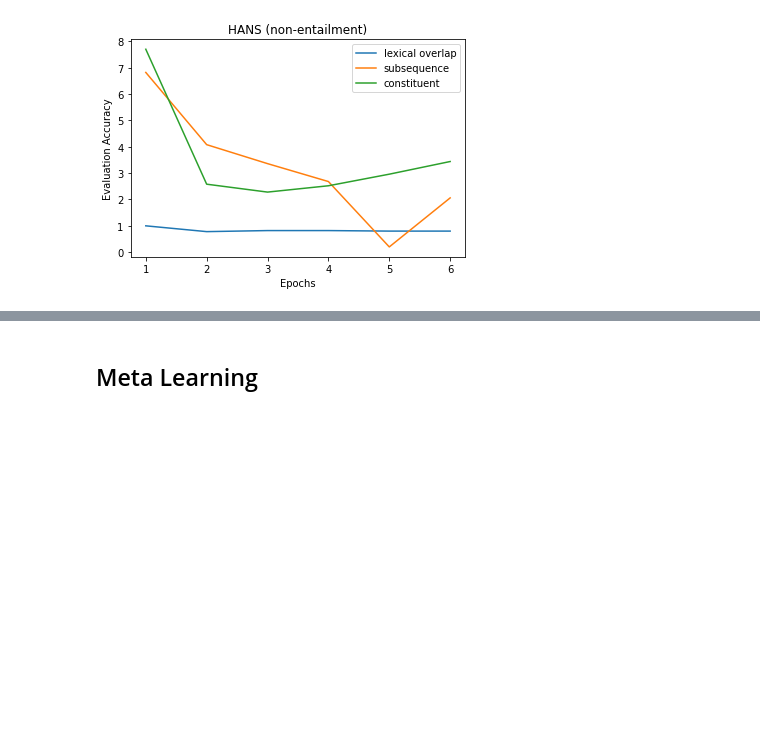
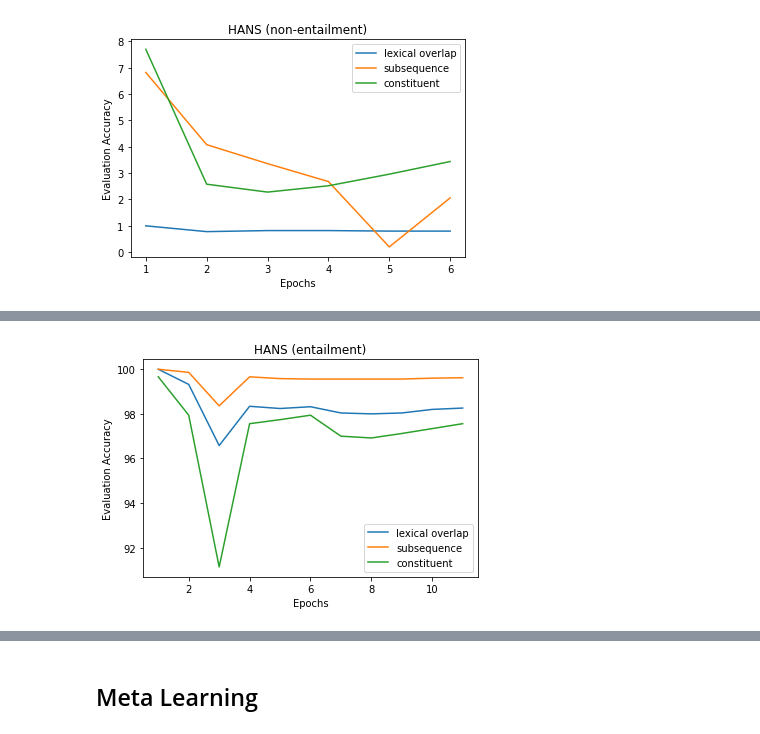
Before and after one commit to prajjwal1/generalize_lm_nli, a Jupyter notebook: nbs/graph_plots_paper.ipynb, the cells around one changed output, grey strips where cells are left out. Saved outputs shown, nothing was run; the diff lists cells and outputs as text; code cells hidden in the pictures; blank space fills up the shorter version.

```diff
--- a/nbs/graph_plots_paper.ipynb
+++ b/nbs/graph_plots_paper.ipynb
@@ -479,0 +486,8 @@ plt.show()
+# %%
+hex_hans_ent_lo = np.array([100, 99.32, 96.58, 98.34, 98.24, 98.32, 98.04, 98, 98.04, 98.2, 98.26])
+hex_hans_ent_sub = np.array([100, 99.86, 98.36, 99.66, 99.58, 99.56, 99.56, 99.56, 99.56, 99.6, 99.62])
+hex_hans_ent_cons = np.array([99.66, 97.94, 91.14, 97.56, 97.74, 97.94, 97, 96.92, 97.12, 97.34, 97.56])
+
+hex_hans_non_ent_lo = np.array([0.02, 0.32, 1.72, 0.82, 1.04, 1.04, 1.22, 1.18, 1.2, 1.08, 1.02])
+hex_hans_non_ent_sub = np.array([0.06, 0.84, 7.32, 2.82, 3.02, 2.98, 3.7, 3.94, 3.48, 3.14, 3.02])
+hex_hans_non_ent_cons = np.array([0.2, 2.24, 19.38, 5.16, 4.06, 4.18, 5.24, 5.54, 5.04, 4.4, 4.04])
@@ -479,0 +508,15 @@ plt.show()
+# %%
+# plt.figure(num=None, figsize=(4, 3), dpi=80, facecolor='w', edgecolor='k')
+plt.plot(hex_epochs, hex_hans_ent_lo, label='lexical overlap')
+plt.plot(hex_epochs, hex_hans_ent_sub, label='subsequence')
+plt.plot(hex_epochs, hex_hans_ent_cons, label='constituent')
+
+
+plt.xlabel('Epochs')
+plt.ylabel('Evaluation Accuracy')
+plt.legend()
+plt.title('HANS (entailment)')
+plt.savefig('/home/nlp/transformers-importance-sampling/figs/hex_hans_ent.pdf')
+plt.show()
+# %% [output]
+[figure, added]
```
Also changed, not shown: parts of 4 cells of this notebook, 17 other files.
